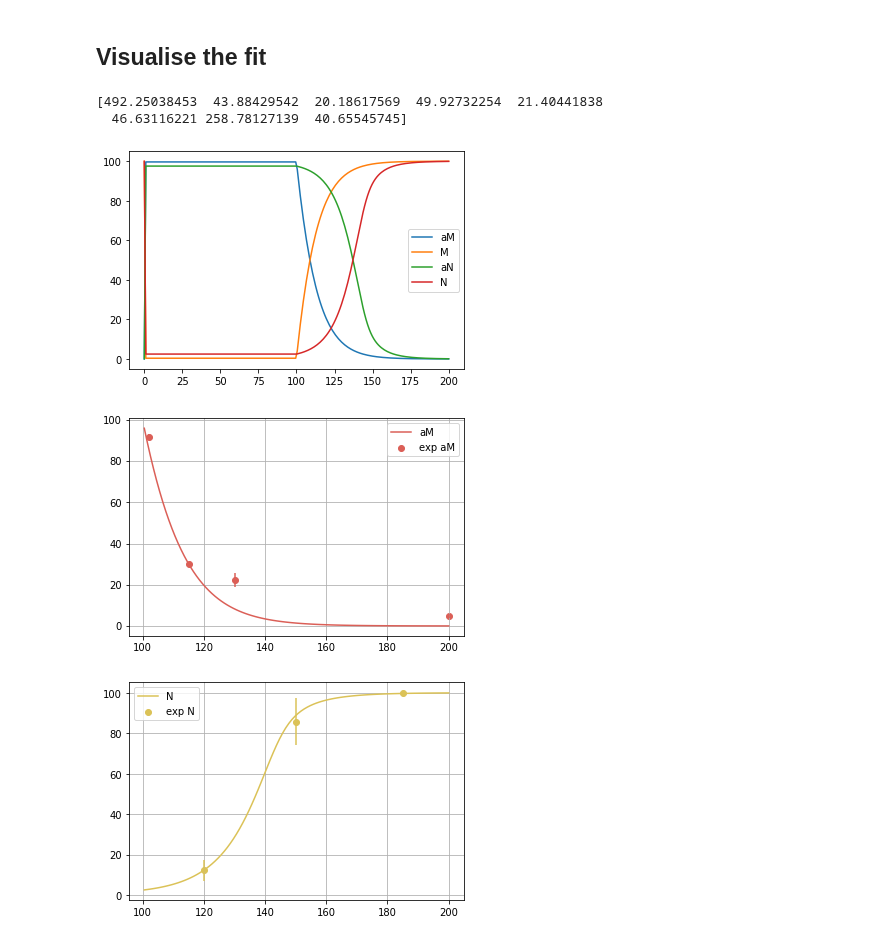
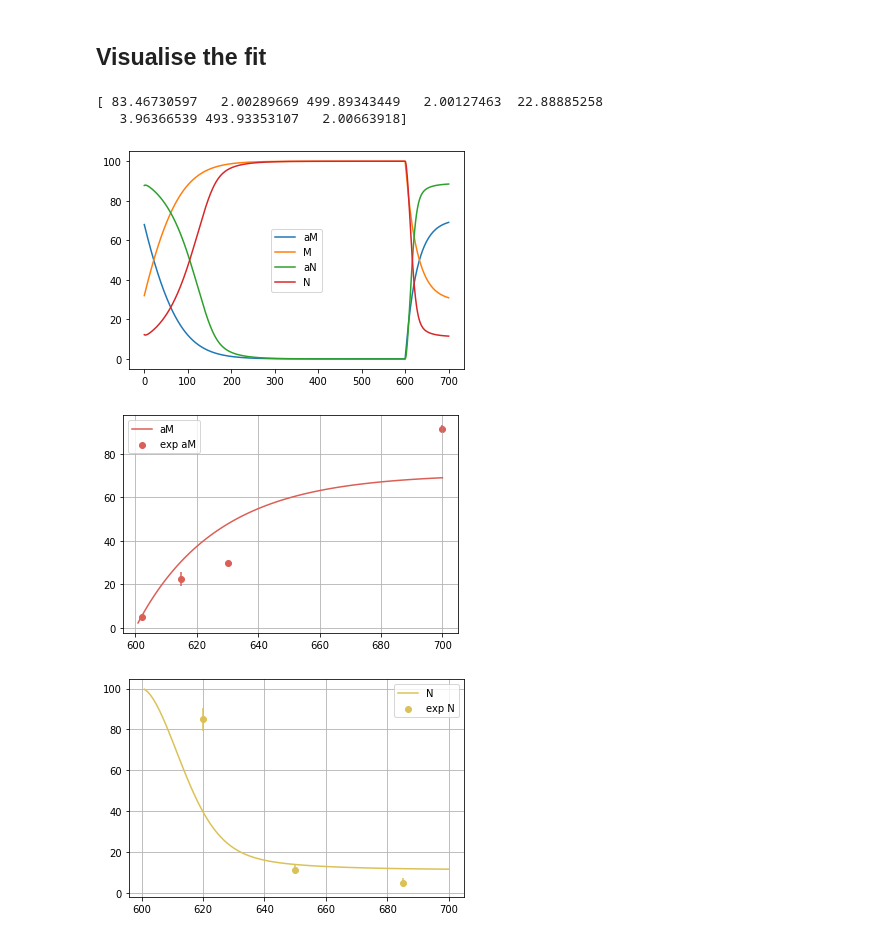
Before and after one commit to AnEvilBurrito/new-peak-project, a Jupyter notebook: src/parameter_estimation.ipynb, the cells around one changed output. Saved outputs shown, nothing was run; the diff lists cells and outputs as text; code cells hidden in the pictures.

```diff
--- a/src/parameter_estimation.ipynb
+++ b/src/parameter_estimation.ipynb
@@ -485,9 +485,9 @@ import numpy as np
 import pandas as pd
 
 # Global Variables for the model
-stim_time = 100
+stim_time = 600
 stim_value = 8.33
-global_sim_time = 200
+global_sim_time = stim_time + 100
 colours = ['#db5f57', '#dbc257', '#91db57', '#57db80',
            '#57d3db', '#5770db', '#a157db', '#db57b2']
 
@@ -499,7 +499,6 @@ model.add_reaction(Reaction(michaelis_menten, ('aN',), ('N',)))
 model.add_reaction(Reaction(michaelis_menten_stim, ('N',), ('aN',), extra_states=('aM',)))
 
 model.inject_antimony_string_at(f"egf := piecewise({stim_value}, time > {stim_time}, 0)", 'parameters')
-model.inject_antimony_string_at(f"totalN = aN + N", 'parameters')
 
 print(model.get_antimony_model())
 
@@ -508,16 +507,15 @@ sbml_model = model.get_sbml_model()
 rr = model.get_roadrunner_model(sbml_model)
 
 rr.reset() # Important to always reset model before simulation
-res = rr.simulate(0, 200, 200, selections=['time', 'egf', 'totalN'])
+res = rr.simulate(0, global_sim_time, global_sim_time, selections=model.get_all_variables_keys(with_time=True))
 
 # print(res)
 
-states = ['egf', 'totalN']
+states = model.get_all_variables_keys()
 for s in states:
     # print(s)
     plt.plot(res['time'], res[f'{s}'], label=s)
 
-# plt.plot(res['time'], res['totalN'], label=s)
 plt.legend()
 plt.show()
 # %% [output]
@@ -807,6 +759,7 @@ for s in ex.get_experimental_states():
 init_paramset = tuple(model.get_parameters().values())
 init_states = model.get_state_variables()
 params_name = list(model.get_parameters().keys())
+obs_state_vars = model.get_all_variables_keys(with_time=True)
 
 print(params_name)
 print(init_paramset)
@@ -819,8 +772,8 @@ while j < vec_paramset.shape[1]:
     vec_paramset[:,j] = init_paramset
     j += 1
 
-print(objective(init_paramset, rr, params_name, init_states, exp_data, sim_time=global_sim_time))
-print(objective_vec(vec_paramset, rr, params_name, init_states, exp_data, sim_time=global_sim_time))
+print(objective(init_paramset, rr, params_name, obs_state_vars, exp_data, stim_time ,sim_time=global_sim_time))
+# print(objective_vec(vec_paramset, rr, params_name, init_states, exp_data,sim_time=global_sim_time))
 # %% [output]
 ['J0_Km', 'J0_Vmax', 'J1_Km', 'J1_Vmax', 'J2_Km', 'J2_Vmax', 'J3_Km', 'J3_Vmax']
 (100, 10, 100, 10, 100, 10, 100, 10)
@@ -831,6 +784,8 @@ IndexError: only integers, slices (`:`), ellipsis (`...`), numpy.newaxis (`None`
 from scipy.optimize import rosen, differential_evolution
 import sys
 import time
+# from roadrunner import Config
+# Config.setValue(Config.ROADRUNNER_DISABLE_WARNINGS, True)
 
 def create_bounds(params: list, perturb_size: int) -> list:
     bounds = []
@@ -860,8 +815,8 @@ def callback(x, convergence):
     end_time = time.time()
     n = len(progress_err)
     elapsed_time = (end_time - start_time) / n if n > 0 else 0
-    current_best = objective(x, rr, params_name,
-                             init_states, exp_data, sim_time=global_sim_time)
+    current_best = objective(
+        x, rr, params_name, obs_state_vars, exp_data, stim_time, global_sim_time)
     progress_err.append(current_best)
     progress_bar(convergence, 1, n, current_best, elapsed_time)
     # print(f'Error so far: {current_best}, convergence {convergence}', end='\r')
@@ -873,8 +828,8 @@ pop_size = 15
 max_iter = 1000
 
 
-result = differential_evolution(objective_vec, bounds, popsize=pop_size, maxiter=max_iter,
-        args=(rr, params_name, init_states, exp_data, global_sim_time), callback=callback)
+result = differential_evolution(objective, bounds, popsize=pop_size, maxiter=max_iter,
+        args=(rr, params_name, obs_state_vars, exp_data, stim_time ,global_sim_time), callback=callback)
 
 plt.plot(progress_err)
 plt.grid()
@@ -979,36 +934,36 @@ params_name = list(model.get_parameters().keys())
 best_fit_df = df[df['error'] == df['error'].min()]
 best_fit = best_fit_df.iloc[0].to_numpy()[1:]
 
 print(best_fit)
 
 for i in range(len(params_name)):
     rr.model[f'{params_name[i]}'] = best_fit[i]
     # print(runner.model[f'{params_name[i]}'])
 
 
 # rr.reset()
 res = rr.simulate(0, global_sim_time, global_sim_time)
 states = model.get_state_variables().keys()
 for s in states:
     # print(s)
-    plt.plot(res['time'], res[f'[{s}]'], label=s)
+    plt.plot(res['time'], res[f'{s}'], label=s)
 
 plt.legend()
 plt.show()
 
 exp_states = ex.get_experimental_states()
 for i,s in enumerate(exp_states):
     exp_data = ex.get_state_average_for_each_time_point(s)
     exp_data_std = ex.get_state_std_for_each_time_point(s)
     exp_time = ex.get_state_modified_time(s, stim_time)
 
     # print(np.array(exp_data))
     # print(np.array(exp_data_std))
     # print(np.array(exp_time))
     plot_state_with_exp_data(s, res, exp_time, exp_data, exp_data_std, stim_time, color=colours[i])
 # %% [output]
-[492.25038453  43.88429542  20.18617569  49.92732254  21.40441838
-  46.63116221 258.78127139  40.65545745]
+[ 83.46730597   2.00289669 499.89343449   2.00127463  22.88885258
+   3.96366539 493.93353107   2.00663918]
-[figure, old version]
+[figure, new version]
-[figure, old version]
+[figure, new version]
-[figure, old version]
+[figure, new version]
```
Also changed, not shown: parts of 6 cells of this notebook, 9 other files.
